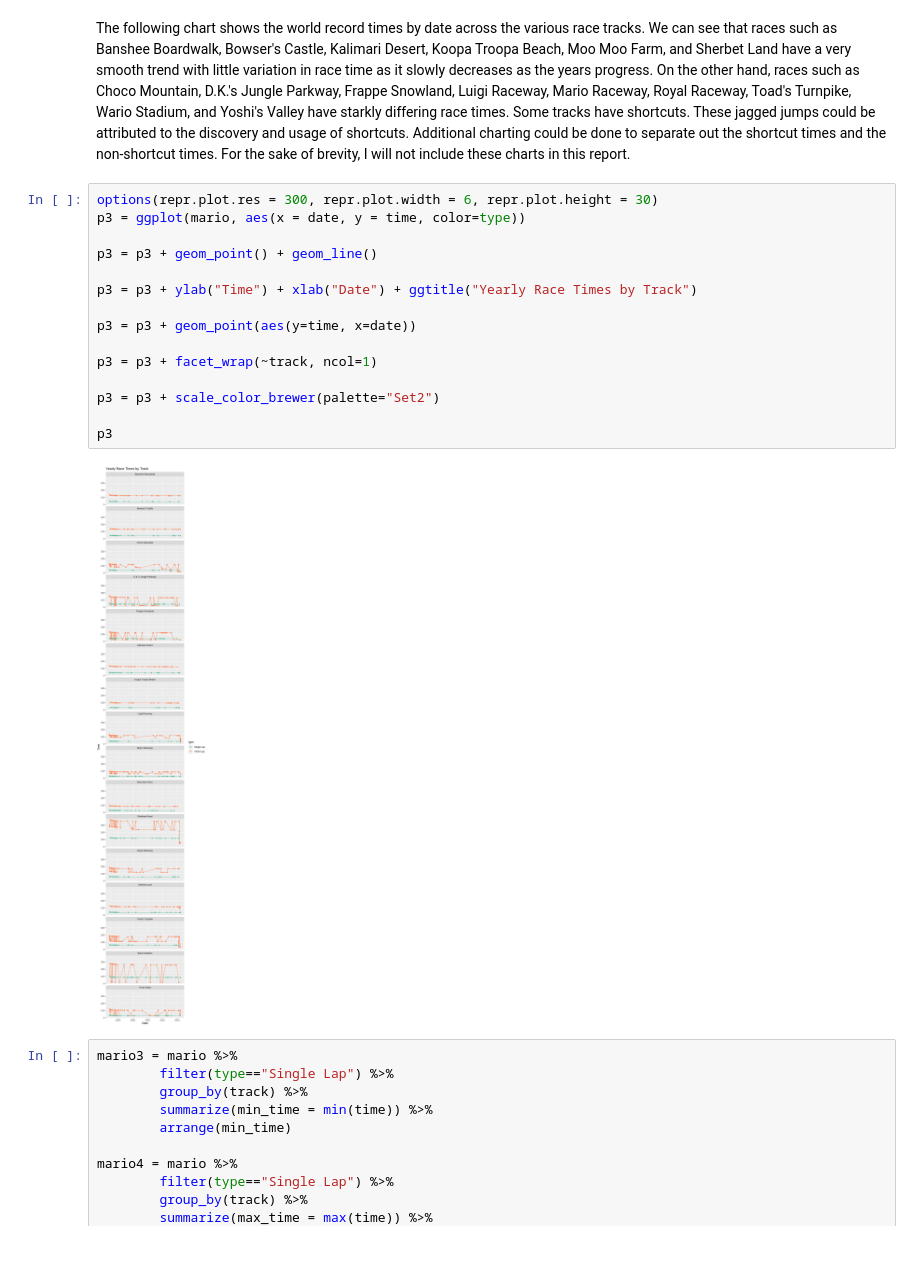
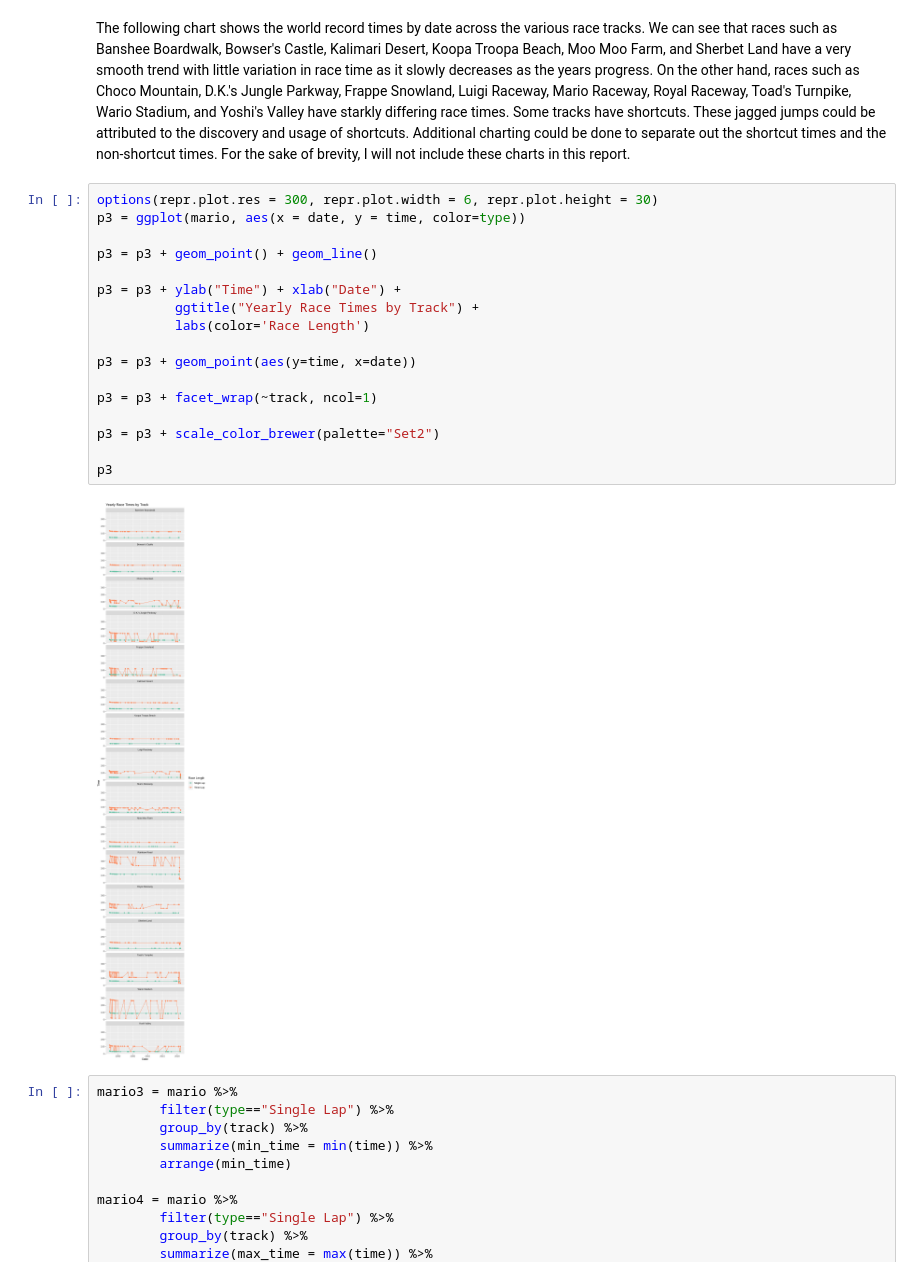
Before and after one commit to Ally-Wardell/BIOS512, a Jupyter notebook: BIOS512_final_project.ipynb, the cells around one changed output. Saved outputs shown, nothing was run; the diff lists cells and outputs as text.

```diff
--- a/BIOS512_final_project.ipynb
+++ b/BIOS512_final_project.ipynb
@@ -69,20 +67,22 @@ The following chart shows the world record times by date across the various race
 # %%
 options(repr.plot.res = 300, repr.plot.width = 6, repr.plot.height = 30)
 p3 = ggplot(mario, aes(x = date, y = time, color=type))
 
 p3 = p3 + geom_point() + geom_line()
 
-p3 = p3 + ylab("Time") + xlab("Date") + ggtitle("Yearly Race Times by Track")
+p3 = p3 + ylab("Time") + xlab("Date") +
+          ggtitle("Yearly Race Times by Track") +
+          labs(color='Race Length')
 
 p3 = p3 + geom_point(aes(y=time, x=date))
 
 p3 = p3 + facet_wrap(~track, ncol=1)
 
 p3 = p3 + scale_color_brewer(palette="Set2")
 
 p3
 # %% [output]
-[figure, old version]
+[figure, new version]
 # %%
 mario3 = mario %>%
         filter(type=="Single Lap") %>%
```
Also changed, not shown: parts of 3 cells of this notebook.
